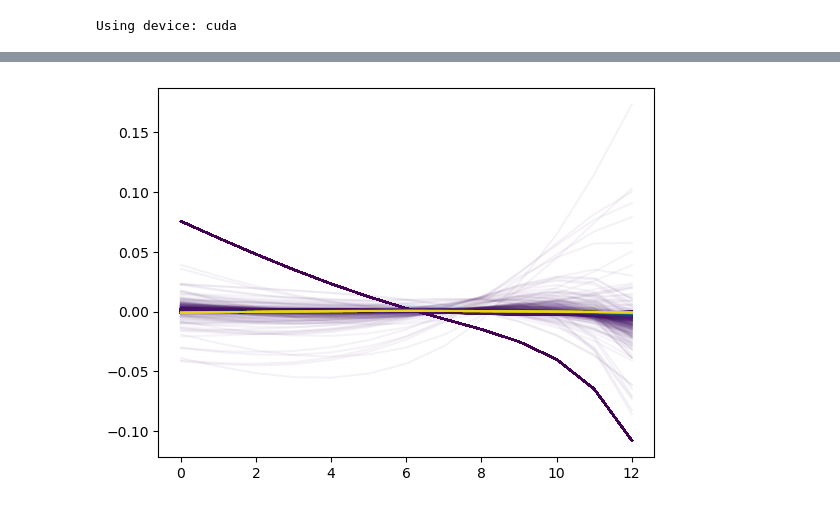
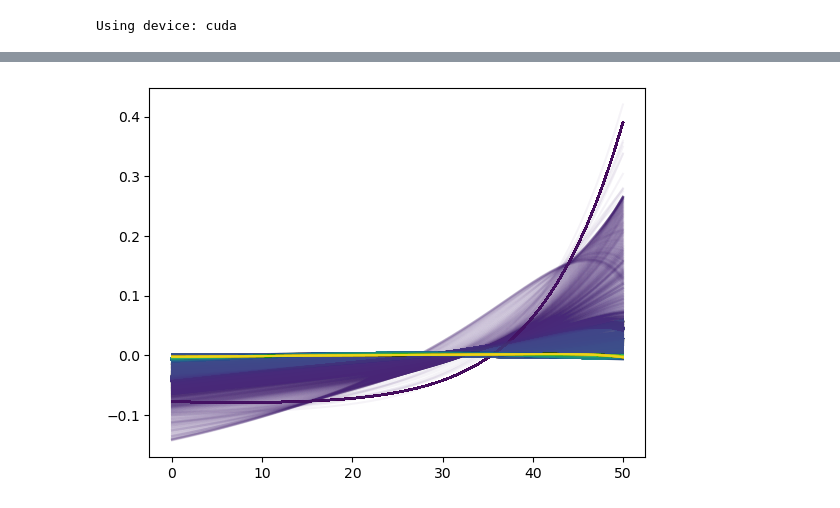
Before and after one commit to nemodev42/maintenance-swqb, a Jupyter notebook: baselines.ipynb, the cells around one changed output, grey strips where cells are left out. Drawn from its saved outputs; the diff is of its cells as text; code cells hidden in the pictures.

```diff
--- a/baselines.ipynb
+++ b/baselines.ipynb
@@ -65,8 +65,8 @@ Using device: cuda
 
 # Environment parameters
 N_COMPONENTS = 128 # number of components in each enviroment
-MAX_REPAIR_CONSTRAINT = 12 # Maximum number of components that can be repaired in a single step
-EPISODE_LENGTH = 24 # number of steps in each episode
+MAX_REPAIR_CONSTRAINT = 50 # Maximum number of components that can be repaired in a single step
+EPISODE_LENGTH = 64 # number of steps in each episode
 STEP_BATCH_SIZE = 128 # number of environments to be executed in paralell
 # - Cost parameters
 # REPAIR_COST = 10.0 # cost per repair action taken each step
@@ -79,17 +79,17 @@ BUFFER_SIZE = 50 * STEP_BATCH_SIZE * EPISODE_LENGTH # number of transitions to b
 OPTIMIZATION_PASSES = 1 # number of optimization passes to be made in each step
 GAMMA = 1 # reward discount factor \in [0, 1]
 TAU = 1e-2 # soft target network learning rate. \in [0, 1]
-LR = 1e-3 # learning rate for policy network. \in [0, 1]
-N_EPISODES = 1280
+LR = 5e-4 # learning rate for policy network. \in [0, 1]
+N_EPISODES = 512
 EPOCHS = N_EPISODES * EPISODE_LENGTH  # number of epochs to train the policy network
 # - Entropy parameters
 ENTROPY_START = 0.5 # initial entropy value for random actions
-ENTROPY_END = 0.15  # entropy value for random actions
+ENTROPY_END = 0.05  # entropy value for random actions
 ENTROPY_DECAY = 1_000  # entropy decay rate (I should make this exponential isntead of polynomial)
 # - Agent Network parameters
-BASIS =      "polynomial" # "fourier" #
+BASIS =  "polynomial" # "fourier" #
 N_DEEP_NODES = 128 # number of nodes in the deep network
-DEGREE_APPROXIMATION = 8 # basis elements to be generated for action value approximation
+DEGREE_APPROXIMATION = 12 # basis elements to be generated for action value approximation
 # %%
 ###### Generate Other Parameters ######
 
@@ -129,9 +129,9 @@ basis.shape
 transition_matrix_degrade = torch.tensor([
     [0.90, 0.0, 0.0, 0.0, 0.0, 0.0],
     [0.05, 0.90, 0.0, 0.0, 0.0, 0.0],
-    [0.03, 0.04, 0.8, 0.0, 0.0, 0.0],
+    [0.04, 0.04, 0.8, 0.0, 0.0, 0.0],
     [0.02, 0.03, 0.15, 0.8, 0.0, 0.0],
-    [0.01, 0.025, 0.04, 0.1, 0.8, 0.0],
+    [0.0, 0.025, 0.04, 0.1, 0.8, 0.0],
     [0.0, 0.005, 0.01, 0.1, 0.2, 1.0],
 ], device=device).T
 
@@ -314,9 +325,10 @@ for i in range(EPISODE_LENGTH):
 	td["action"] = actions
 	# step the enviroment
 	td = env.step(td)
+	td = td["next"]
 	# cache the failures
-	cache_failures.append(td["conditions"][:, -1].sum().item())
-	td = td["next"]
+	cache_failures.append(td["utility"].cpu().numpy().mean())
+
 
 plt.plot(cache_failures)
 # %% [output]
@@ -373,8 +385,8 @@ for repair_threshold in range(0, N_CONDITION_STATES + 1):
 		# step the enviroment
 		td = env.step(td)
 		# cache the failures
-		cache_failures.append(td["utility"].mean().item())
-		cache_costs.append(td["orm_costs"].mean().item())
+		cache_failures.append(td["utility"][0].item())
+		cache_costs.append(td["orm_costs"][0].item())
 		td = td["next"]
 	cache_cache.append([cache_failures, cache_costs])
 	pbar.update(1)
@@ -415,22 +427,23 @@ plt.show()
 # %%
 # Deep SWQB
 # hyperparameters["LR"] = DQAK_best_lr
 # hyperparameters["DEGREE_APPROXIMATION"] = DQAK_best_degree
 # hyperparameters["N_DEEP_NODES"] = DQAK_best_deep
 # hyperparameters["BASIS_DOMAIN"] = get_basis(DQAK_best_degree, MAX_REPAIR_CONSTRAINT, basis_type="polynomial")
-hyperparameters["REWARD_BLEND"] = 0.9
+hyperparameters["REWARD_BLEND"] = 0.6
+
 
 dqt_DQAK = MaitenanceDQBNTrainer(hyperparameters, env,)
 dqt_DQAK.create_AK_models()
 q_cache_DQAK = dqt_DQAK.train(test_observation=test_observation)
 
 colors = plt.cm.viridis(np.linspace(0, 1, EPOCHS))
 
 for i, q in enumerate(q_cache_DQAK):
 	if True:
 		plt.plot(q - q.mean(), alpha = 0.05, color = colors[i])
 # %% [output]
-[figure, old version]
+[figure, new version]
 # %%
 benchmark_failures = []
 benchmark_costs = []
```
Also changed, not shown: parts of 15 cells of this notebook, 14 other files.
